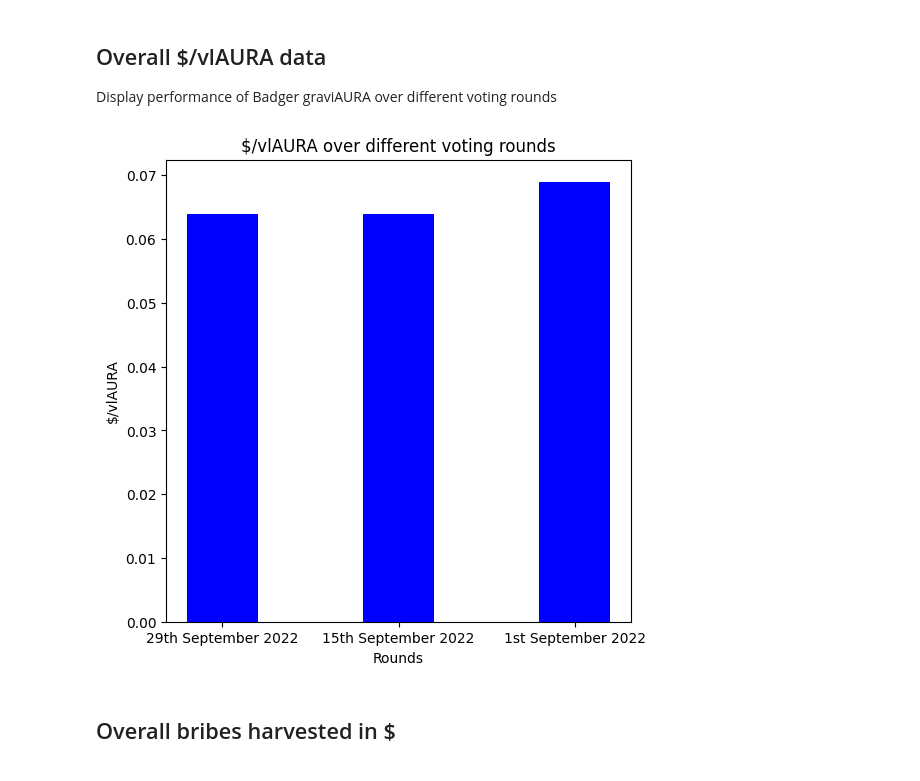
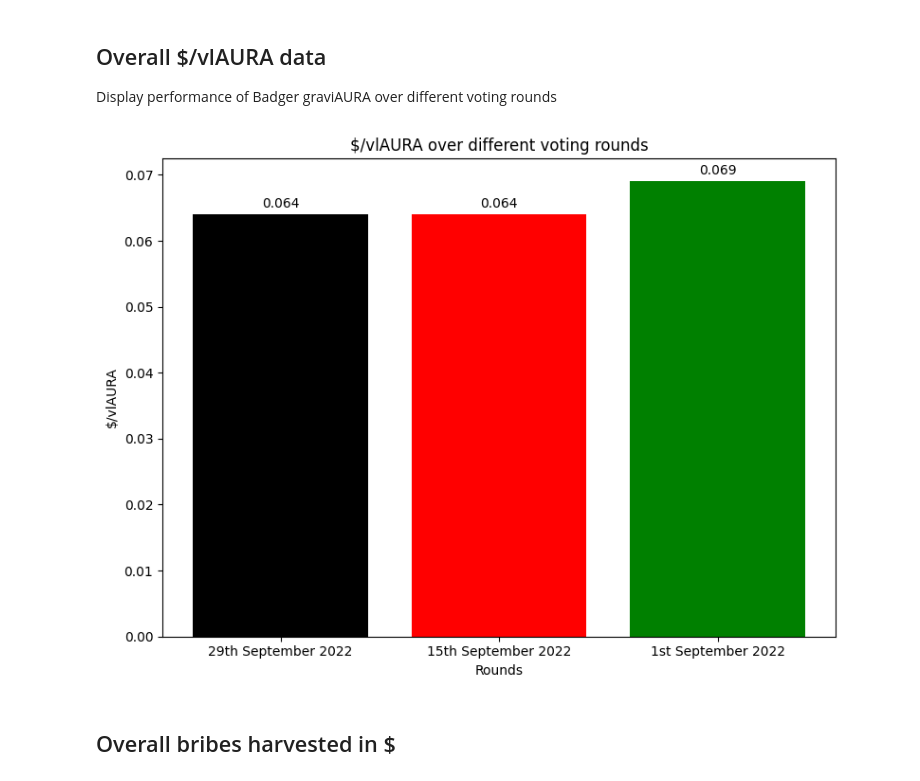
Before and after one commit to Badger-Finance/badger-influence-analytics, a Jupyter notebook: notebooks/aura_bribes/bribes_graviaura_research.ipynb, the cells around one changed output. Saved outputs shown, nothing was run; the diff lists cells and outputs as text; code cells hidden in the pictures.

Commit message:
feat: make bars pretty in aura bribes notebook

```diff
--- a/notebooks/aura_bribes/bribes_graviaura_research.ipynb
+++ b/notebooks/aura_bribes/bribes_graviaura_research.ipynb
@@ -40,20 +41,26 @@ Display performance of Badger graviAURA over different voting rounds
 # %%
 import matplotlib.pyplot as plt
 
 rounds = [dataset[0] for dataset in data_rows]
 vlauras = [float(dataset[6]) for dataset in data_rows]
+x = np.arange(len(rounds))
 
-fig = plt.figure(figsize=(6, 6))
+fig, ax = plt.subplots()
+fig.set_figheight(6)
+fig.set_figwidth(8)
+# creating the bar plot
+bar = ax.bar(x, vlauras, color=['black', 'red', 'green', 'blue', 'cyan'])
 
-# creating the bar plot
-plt.bar(rounds, vlauras, color='blue', width=0.4)
+ax.set_xlabel("Rounds")
+ax.set_ylabel("$/vlAURA")
+ax.set_title("$/vlAURA over different voting rounds")
+ax.set_xticks(x, rounds)
+ax.bar_label(bar, padding=3)
+fig.tight_layout()
 
-plt.xlabel("Rounds")
-plt.ylabel("$/vlAURA")
-plt.title("$/vlAURA over different voting rounds")
 plt.show()
 # %% [output]
-[figure, old version]
+[figure, new version]
 # %% [markdown]
 ## Overall bribes harvested in $
 # %%
```
Also changed, not shown: parts of 2 cells of this notebook.
